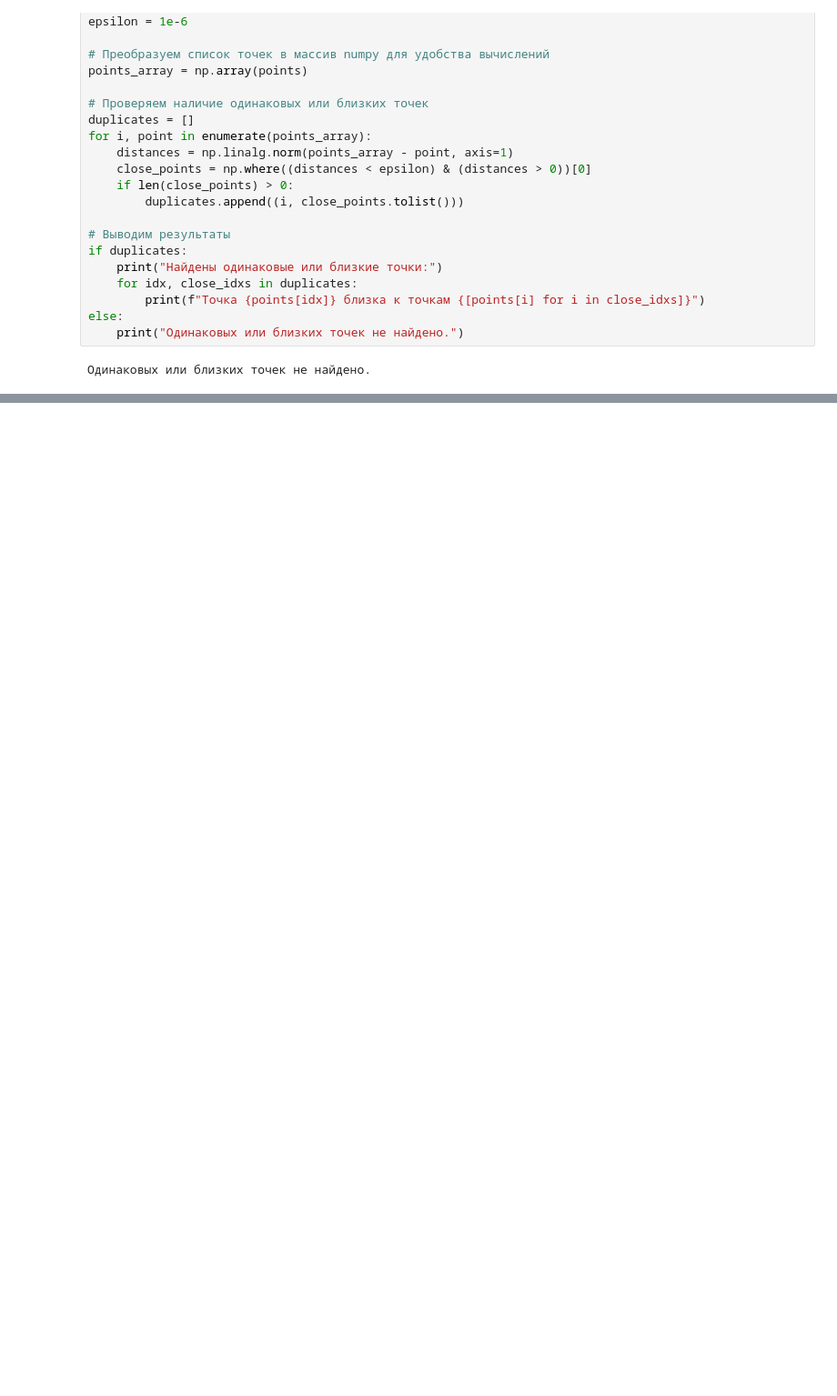
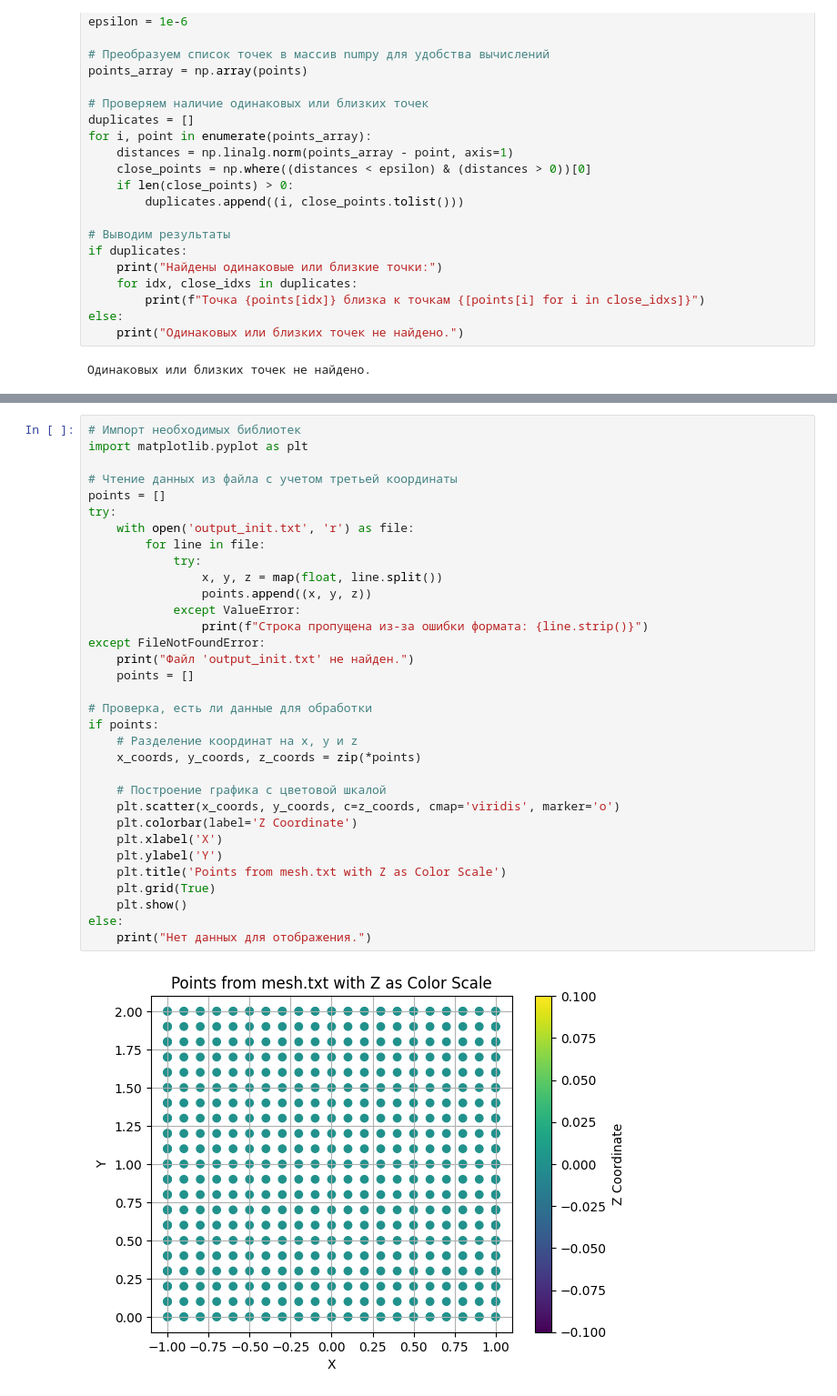
Before and after one commit to Shlyapa0/Heat-simulation-2d, a Jupyter notebook: a.ipynb, the cells around one changed output, grey strips where cells are left out. Shown at 91% size. Saved outputs shown, nothing was run; the diff lists cells and outputs as text; blank space fills up the shorter version.

```diff
--- a/a.ipynb
+++ b/a.ipynb
@@ -96,0 +129,35 @@ else:
+# %%
+# Импорт необходимых библиотек
+import matplotlib.pyplot as plt
+
+# Чтение данных из файла с учетом третьей координаты
+points = []
+try:
+    with open('output_init.txt', 'r') as file:
+        for line in file:
+            try:
+                x, y, z = map(float, line.split())
+                points.append((x, y, z))
+            except ValueError:
+                print(f"Строка пропущена из-за ошибки формата: {line.strip()}")
+except FileNotFoundError:
+    print("Файл 'output_init.txt' не найден.")
+    points = []
+
+# Проверка, есть ли данные для обработки
+if points:
+    # Разделение координат на x, y и z
+    x_coords, y_coords, z_coords = zip(*points)
+
+    # Построение графика с цветовой шкалой
+    plt.scatter(x_coords, y_coords, c=z_coords, cmap='viridis', marker='o')
+    plt.colorbar(label='Z Coordinate')
+    plt.xlabel('X')
+    plt.ylabel('Y')
+    plt.title('Points from mesh.txt with Z as Color Scale')
+    plt.grid(True)
+    plt.show()
+else:
+    print("Нет данных для отображения.")
+# %% [output]
+[figure, added]
```
Also changed, not shown: parts of 3 cells of this notebook, 9 other files.
